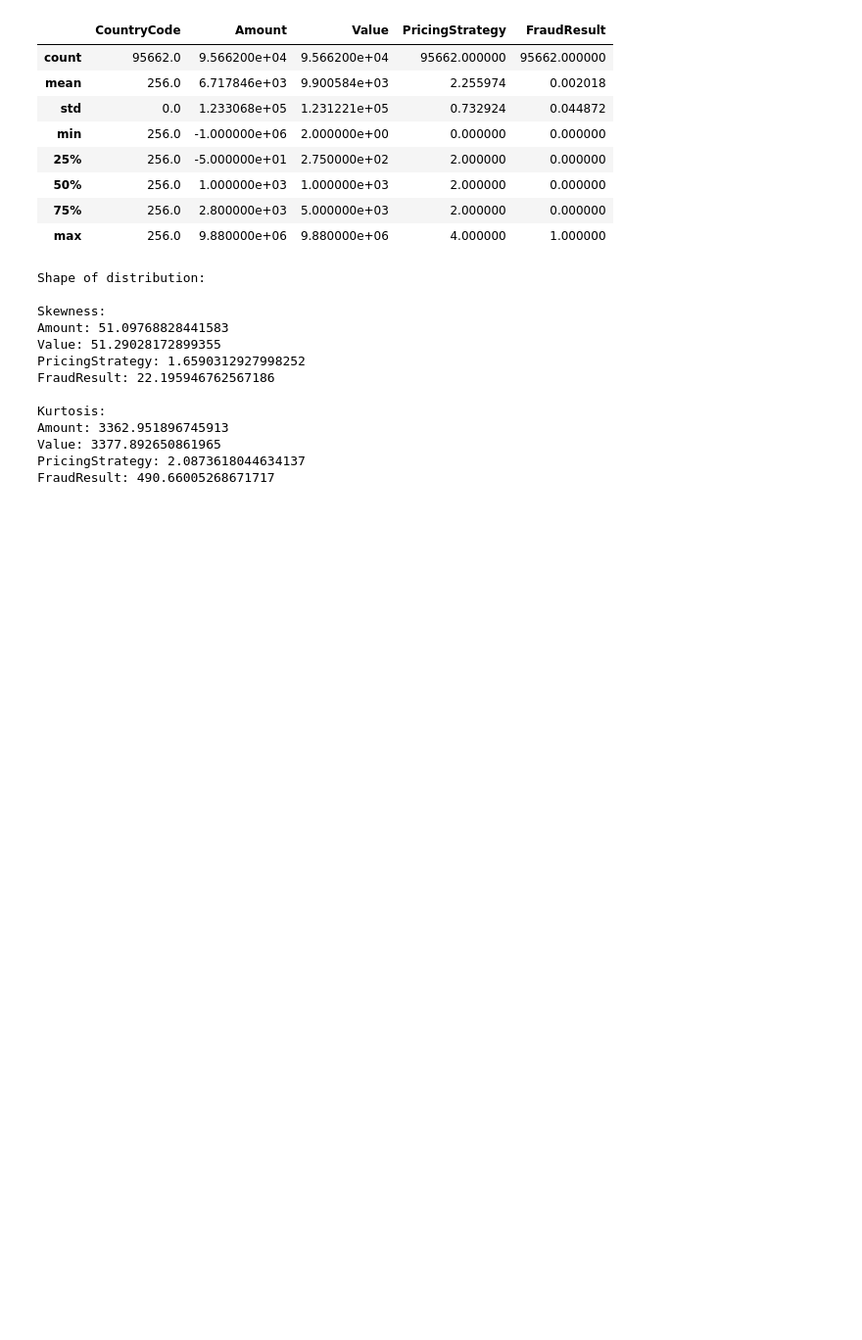
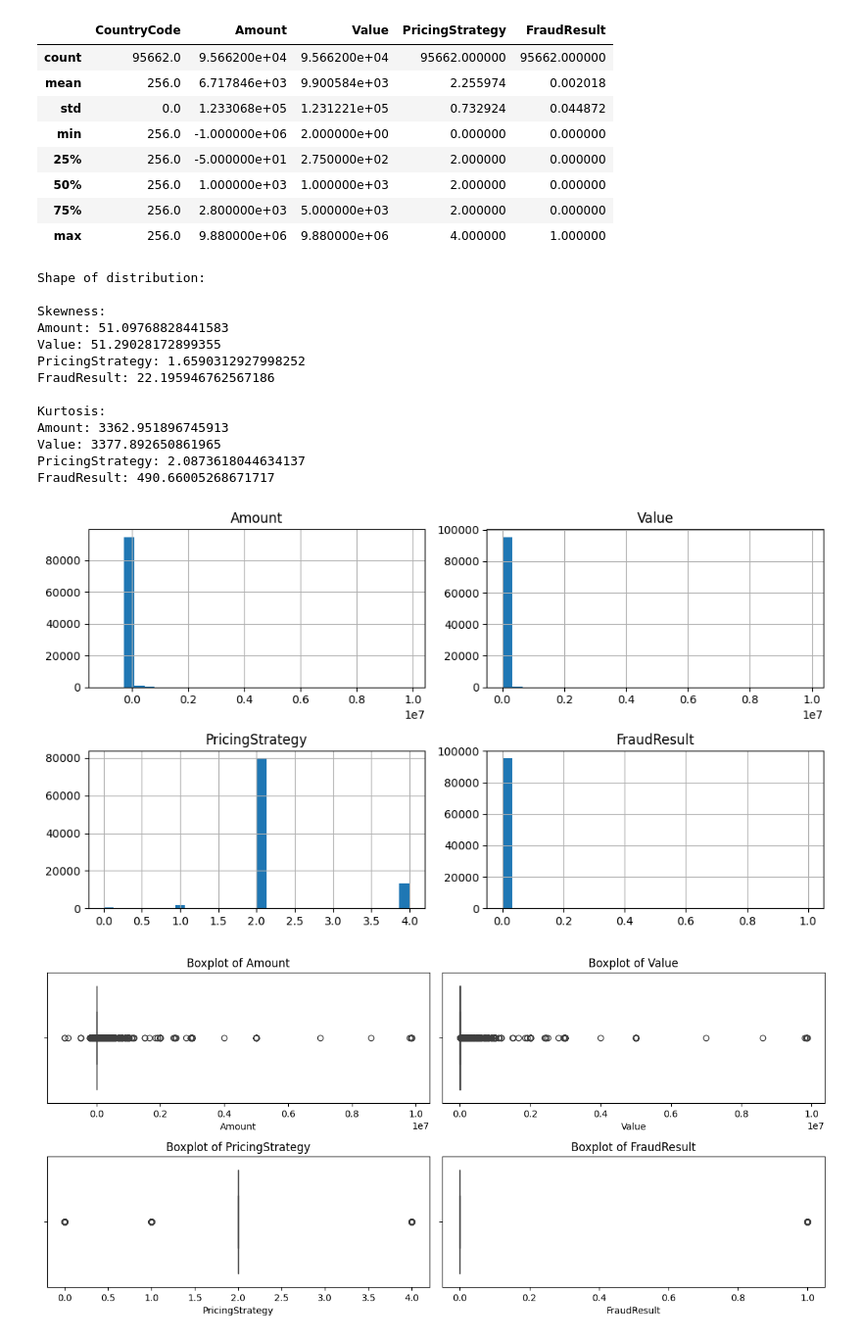
Before and after one commit to Endekalu777/Credit_scoring_model, a Jupyter notebook: notebooks/EDA.ipynb, the cells around one changed output. Shown at 98% size. Cells and saved outputs as stored; diff of their text form; code cells hidden in the pictures; blank space fills up the shorter version.

```diff
--- a/notebooks/EDA.ipynb
+++ b/notebooks/EDA.ipynb
@@ -82,3 +82,8 @@ Amount: 3362.951896745913
 Value: 3377.892650861965
 PricingStrategy: 2.0873618044634137
 FraudResult: 490.66005268671717
+# %%
+analysis.visualize_distribution()
+# %% [output]
+[figure, added]
+[figure, added]
```
Also changed, not shown: parts of 1 cell of this notebook, 1 other file.
